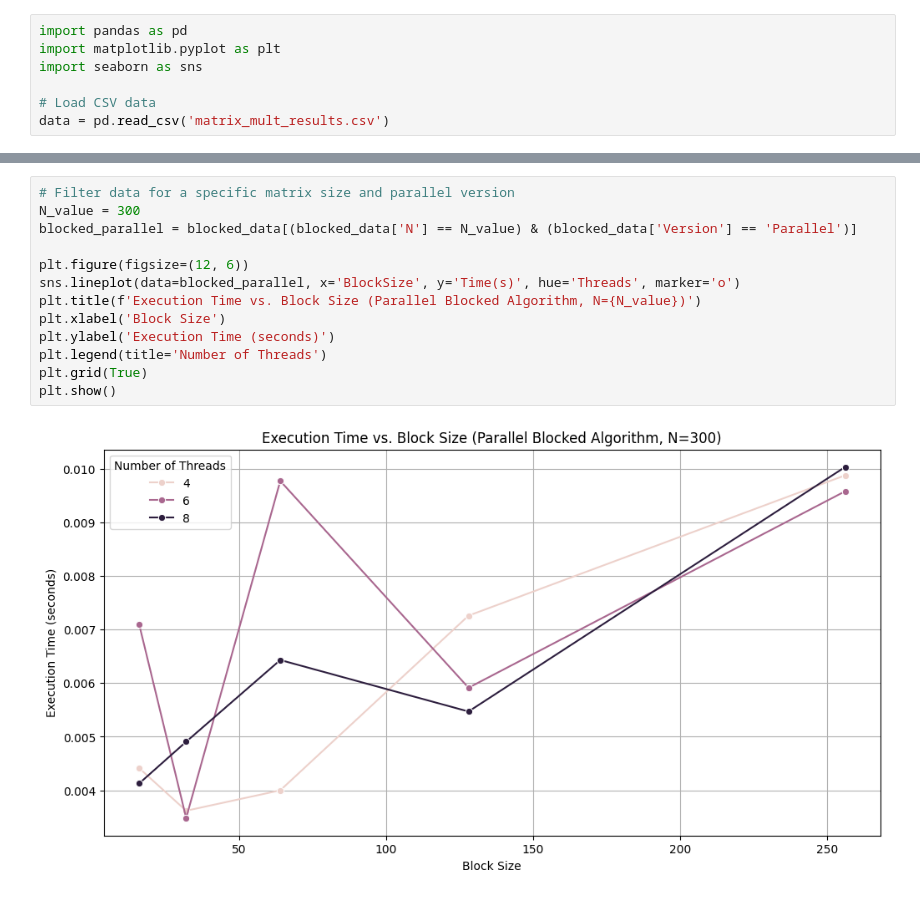
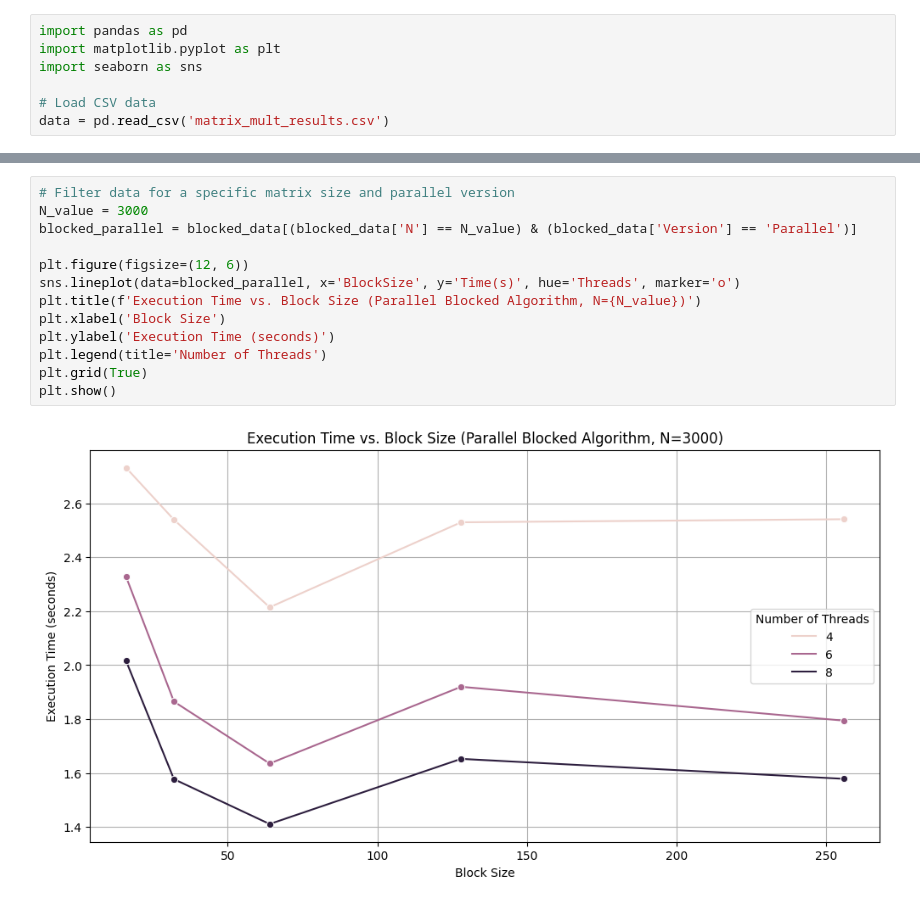
Before and after one commit to miroslav43/Matrix-Multiplication-Benchmarking-with-OpenMP, a Jupyter notebook: plot.ipynb, the cells around one changed output, grey strips where cells are left out. Cells and saved outputs as stored; diff of their text form.

```diff
--- a/plot.ipynb
+++ b/plot.ipynb
@@ -104,15 +104,15 @@ plt.show()
 # %%
 # Filter data for a specific matrix size and parallel version
-N_value = 300
+N_value = 3000
 blocked_parallel = blocked_data[(blocked_data['N'] == N_value) & (blocked_data['Version'] == 'Parallel')]
 
 plt.figure(figsize=(12, 6))
 sns.lineplot(data=blocked_parallel, x='BlockSize', y='Time(s)', hue='Threads', marker='o')
 plt.title(f'Execution Time vs. Block Size (Parallel Blocked Algorithm, N={N_value})')
 plt.xlabel('Block Size')
 plt.ylabel('Execution Time (seconds)')
 plt.legend(title='Number of Threads')
 plt.grid(True)
 plt.show()
 # %% [output]
-[figure, old version]
+[figure, new version]
```
Also changed, not shown: parts of 6 cells of this notebook, 12 other files.
